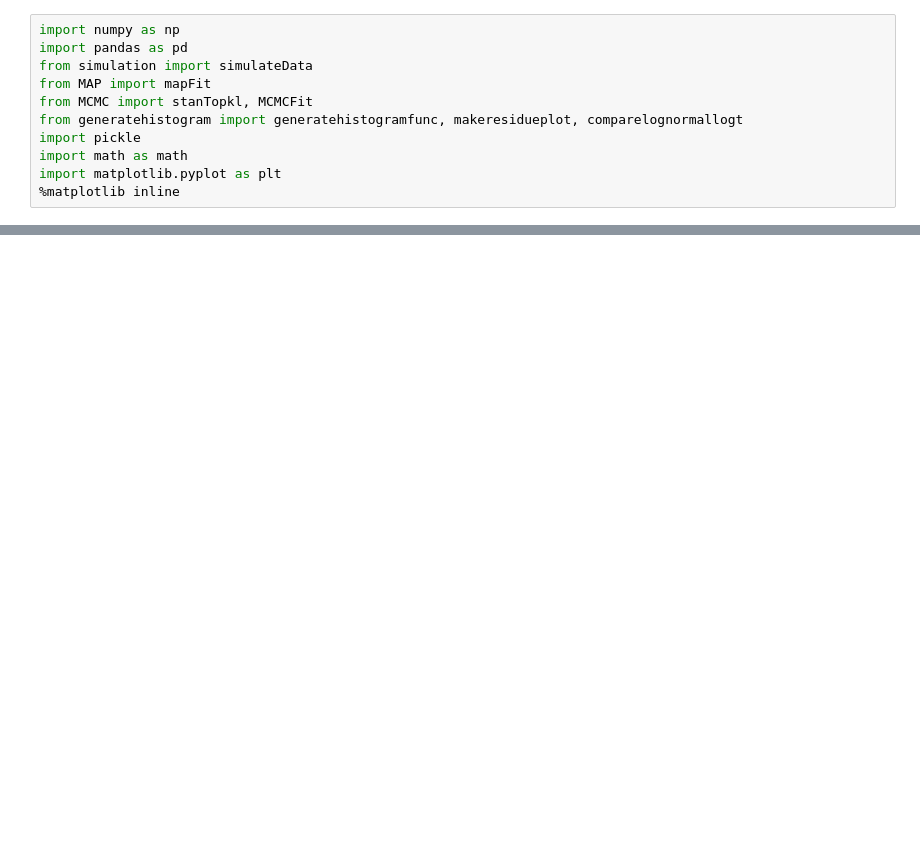
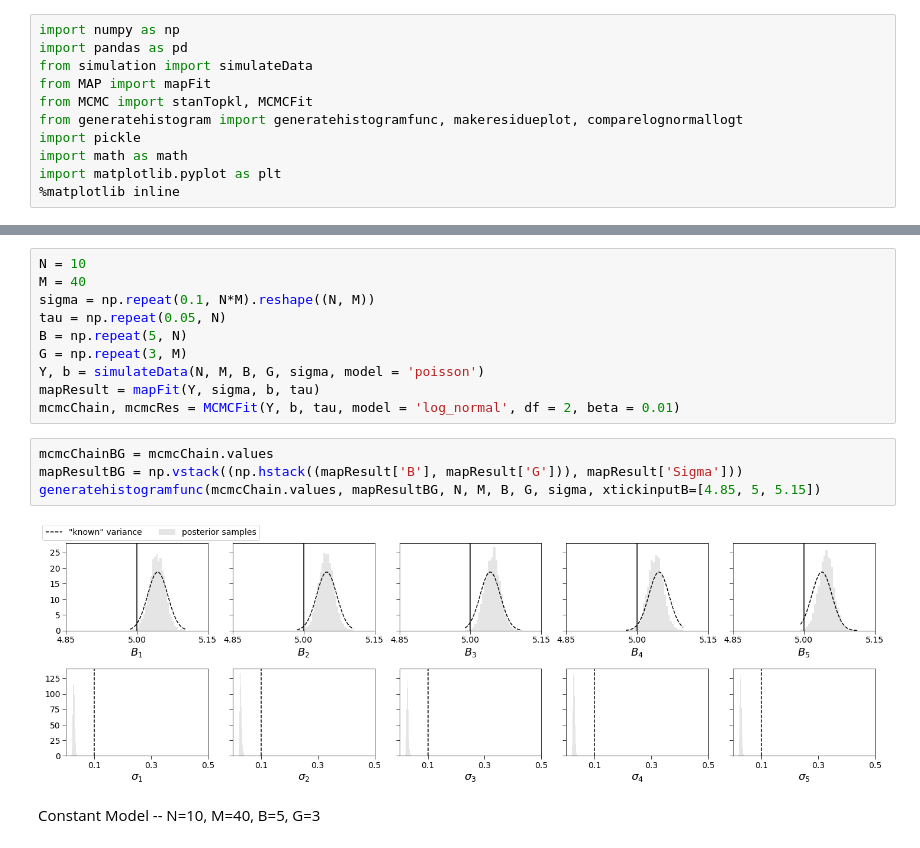
Before and after one commit to astrostat/Concordance, a Jupyter notebook: CalConcordanceCode/code for calibration concordance.ipynb, the cells around one changed output, grey strips where cells are left out. Cells and saved outputs as stored; diff of their text form; blank space fills up the shorter version.

```diff
--- a/CalConcordanceCode/code for calibration concordance.ipynb
+++ b/CalConcordanceCode/code for calibration concordance.ipynb
@@ -36,0 +46,18 @@ comparelognormallogt (N, M, mcmcChain, tChain, B)
+# %%
+N = 10
+M = 40
+sigma = np.repeat(0.1, N*M).reshape((N, M))
+tau = np.repeat(0.05, N)
+B = np.repeat(5, N)
+G = np.repeat(3, M)
+Y, b = simulateData(N, M, B, G, sigma, model = 'poisson')
+mapResult = mapFit(Y, sigma, b, tau)
+mcmcChain, mcmcRes = MCMCFit(Y, b, tau, model = 'log_normal', df = 2, beta = 0.01)
+# %%
+mcmcChainBG = mcmcChain.values
+mapResultBG = np.vstack((np.hstack((mapResult['B'], mapResult['G'])), mapResult['Sigma']))
+generatehistogramfunc(mcmcChain.values, mapResultBG, N, M, B, G, sigma, xtickinputB=[4.85, 5, 5.15])
+# %% [output]
+[figure, added]
+# %% [markdown]
+Constant Model -- N=10, M=40, B=5, G=3
```
Also changed, not shown: parts of 19 cells of this notebook, 8 other files.
